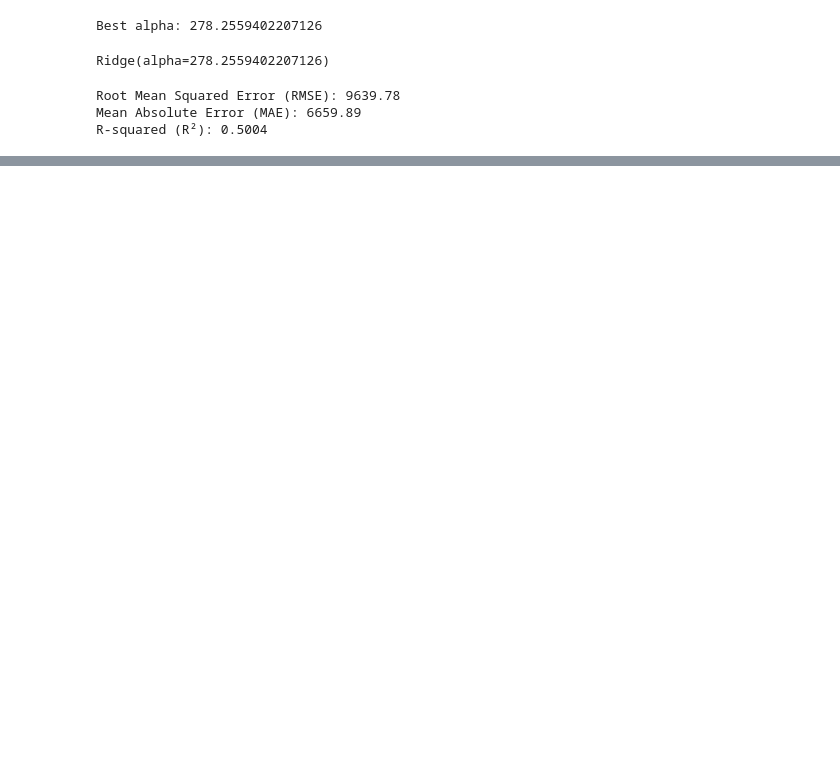
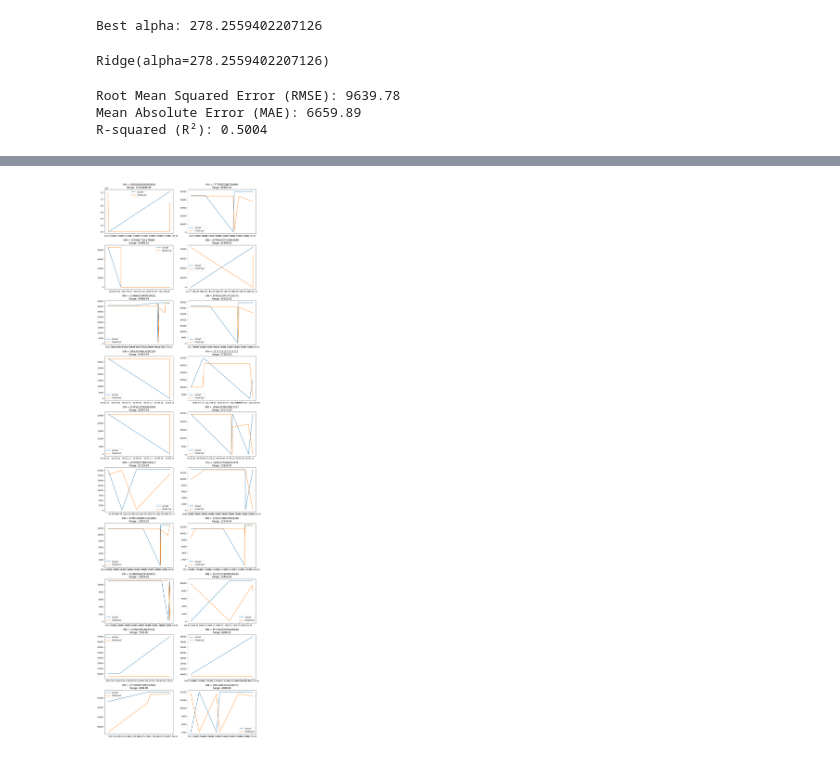
Before and after one commit to BellowAverage/422TempFinal, a Jupyter notebook: CarPriceAnalysis.ipynb, the cells around one changed output, grey strips where cells are left out. Drawn from its saved outputs; the diff is of its cells as text; code cells hidden in the pictures; blank space fills up the shorter version.

```diff
--- a/CarPriceAnalysis.ipynb
+++ b/CarPriceAnalysis.ipynb
@@ -428,0 +509,18 @@ Execution time: 1097.36 seconds (18.29 minutes)
+# %%
+import pandas as pd
+import numpy as np
+import matplotlib.pyplot as plt
+from sklearn.linear_model import Ridge
+from sklearn.model_selection import KFold, GridSearchCV
+import math
+
+# -- Assume data_sequences is ready
+# Shuffle + split holdout
+# np.random.shuffle(data_sequences)
+holdout_ratio = 0.2
+holdout_size = int(len(data_sequences) * holdout_ratio)
+test_holdout_data = data_sequences[:holdout_size]
+cv_data = data_sequences[holdout_size:]
+
+# First, convert holdout to X_test, y_test
+X_test, y_test = build_Xy_for_linear(test_holdout_data, seq_len=3)
@@ -428,0 +634,56 @@ Execution time: 1097.36 seconds (18.29 minutes)
+# %%
+import pandas as pd
+import numpy as np
+import matplotlib.pyplot as plt
+import math
+
+# Assume you already have df_pred containing columns: ['VIN', 'date', 'y_true', 'y_pred']
+# where y_true, y_pred are original prices (if previously log(price+1) was done, remember it has been reverted exp(...) - 1)
+
+# 1) Group by VIN and calculate "Volatility" = max(y_true) - min(y_true)
+vin_ranges = []
+grouped = df_pred.groupby('VIN')
+for vin, group in grouped:
+    price_range = group['y_true'].max() - group['y_true'].min()
+    vin_ranges.append((vin, price_range))
+
+# 2) Sort by volatility in descending order
+vin_ranges.sort(key=lambda x: x[1], reverse=True)
+
+# 3) Select the top N (e.g., 5) VINs with the greatest price volatility
+top_n = 20
+selected_vins = [x[0] for x in vin_ranges[:top_n]]
+
+# 4) Plot: Create a small plot (subplot) for each VIN
+num_vins = len(selected_vins)
+cols = 2  # Put 2 plots per row
+rows = math.ceil(num_vins / cols)
+
+fig, axes = plt.subplots(rows, cols, figsize=(12, 4*rows))
+# If there is only 1 row and column, axes might not be an array, here we flatten it
+axes = axes.flatten() if num_vins > 1 else [axes]
+
+for i, vin_id in enumerate(selected_vins):
+    ax = axes[i]
+
+    # Extract data for this VIN
+    tmp = df_pred[df_pred['VIN'] == vin_id].copy()
+    tmp.sort_values('date', inplace=True)
+
+    # Plot actual price vs. predicted price
+    ax.plot(tmp['date'], tmp['y_true'], label='Actual')
+    ax.plot(tmp['date'], tmp['y_pred'], label='Predicted')
+
+    # Add "Volatility range" info to the title for assistance
+    vin_range = vin_ranges[i][1]
+    ax.set_title(f"VIN = {vin_id}\nRange: {vin_range:.2f}")
+    ax.legend()
+
+# If top_n < rows*cols are selected, there will be extra subplots which can be hidden here
+for j in range(i+1, len(axes)):
+    axes[j].set_visible(False)
+
+plt.tight_layout()
+plt.show()
+# %% [output]
+[figure, added]
```
Also changed, not shown: parts of 33 cells of this notebook, 7 other files.
